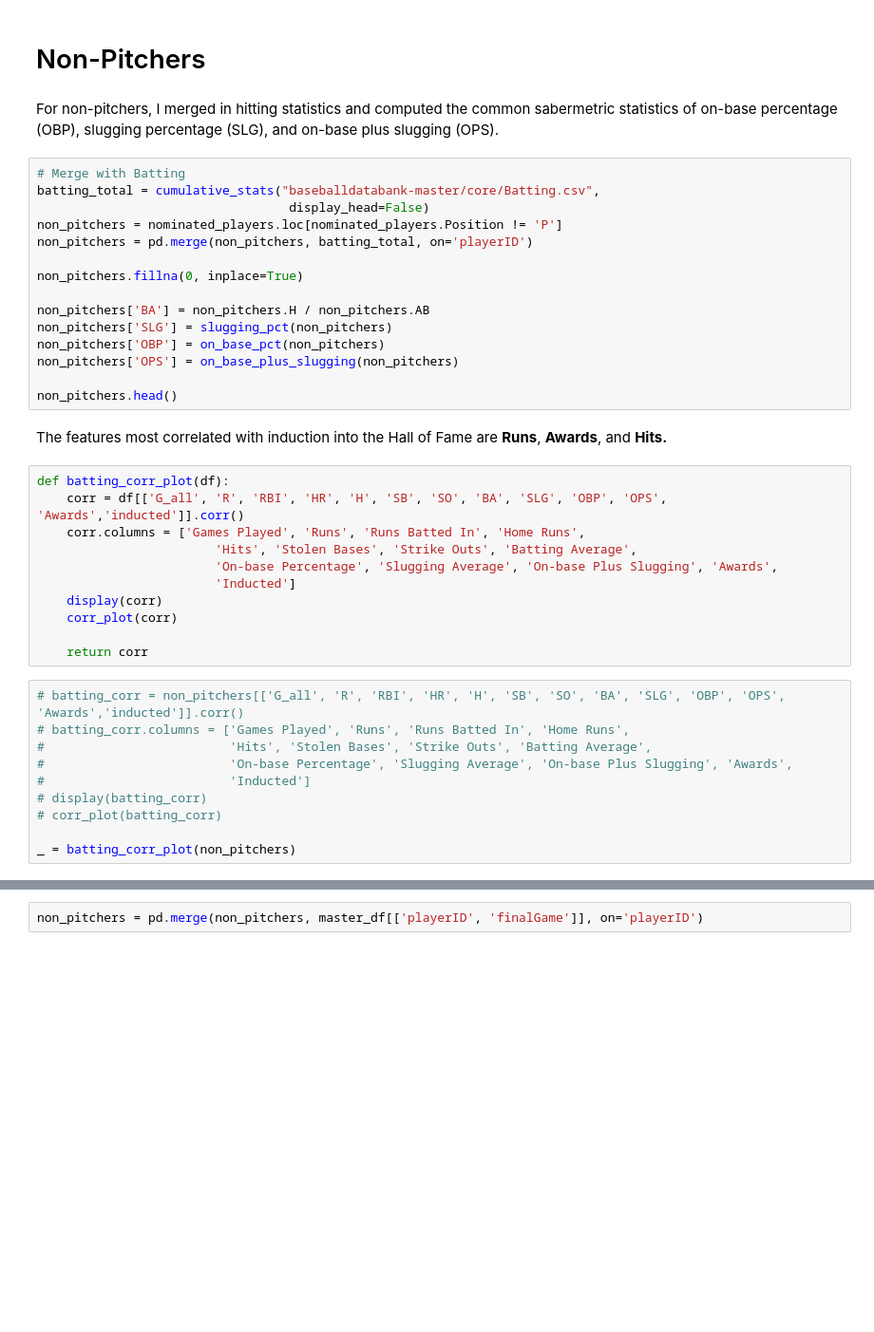
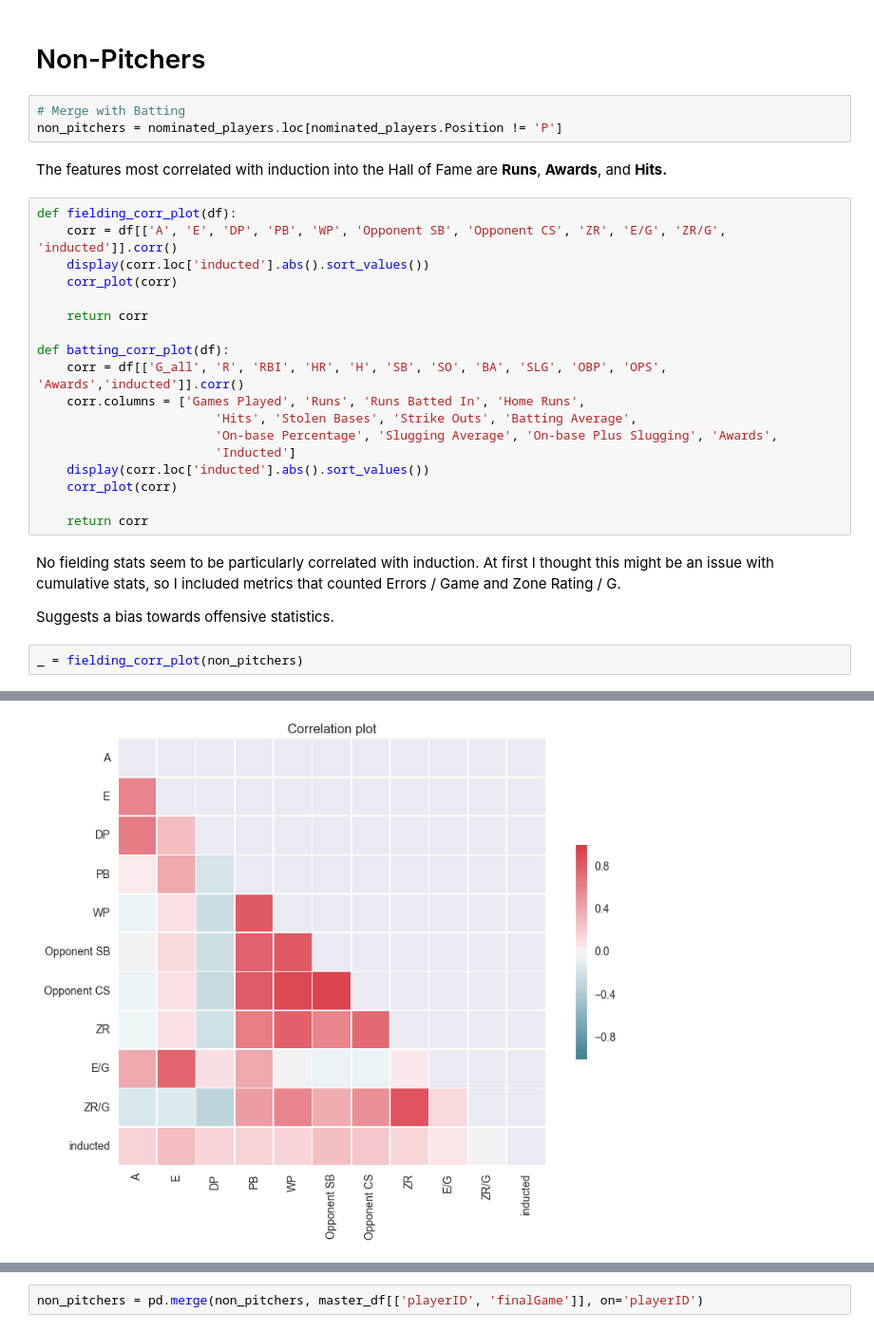
Before and after one commit to hueykwik/baseballhof, a Jupyter notebook: Baseball Hall of Fame Analysis.ipynb, the cells around one changed output, grey strips where cells are left out. Shown at 95% size. Cells and saved outputs as stored; diff of their text form; blank space fills up the shorter version.

```diff
--- a/Baseball Hall of Fame Analysis.ipynb
+++ b/Baseball Hall of Fame Analysis.ipynb
@@ -320,42 +342,32 @@ corr_plot(pitchers_corr)
 # %% [markdown]
 # Non-Pitchers
-# %% [markdown]
-For non-pitchers, I merged in hitting statistics and computed the common sabermetric statistics of on-base percentage (OBP), slugging percentage (SLG), and on-base plus slugging (OPS).
-# %%
-# Merge with Batting
-batting_total = cumulative_stats("baseballdatabank-master/core/Batting.csv",
-                                  display_head=False)
-non_pitchers = nominated_players.loc[nominated_players.Position != 'P']
-non_pitchers = pd.merge(non_pitchers, batting_total, on='playerID')
-
-non_pitchers.fillna(0, inplace=True)
-
-non_pitchers['BA'] = non_pitchers.H / non_pitchers.AB
-non_pitchers['SLG'] = slugging_pct(non_pitchers)
-non_pitchers['OBP'] = on_base_pct(non_pitchers)
-non_pitchers['OPS'] = on_base_plus_slugging(non_pitchers)
-
-non_pitchers.head()
+# %%
+# Merge with Batting
+non_pitchers = nominated_players.loc[nominated_players.Position != 'P']
 # %% [markdown]
 The features most correlated with induction into the Hall of Fame are **Runs**, **Awards**, and **Hits.**
 # %%
+def fielding_corr_plot(df):
+    corr = df[['A', 'E', 'DP', 'PB', 'WP', 'Opponent SB', 'Opponent CS', 'ZR', 'E/G', 'ZR/G', 'inducted']].corr()
+    display(corr.loc['inducted'].abs().sort_values())
+    corr_plot(corr)
+
+    return corr
+
 def batting_corr_plot(df):
     corr = df[['G_all', 'R', 'RBI', 'HR', 'H', 'SB', 'SO', 'BA', 'SLG', 'OBP', 'OPS', 'Awards','inducted']].corr()
     corr.columns = ['Games Played', 'Runs', 'Runs Batted In', 'Home Runs',
                         'Hits', 'Stolen Bases', 'Strike Outs', 'Batting Average',
                         'On-base Percentage', 'Slugging Average', 'On-base Plus Slugging', 'Awards',
                         'Inducted']
-    display(corr)
+    display(corr.loc['inducted'].abs().sort_values())
     corr_plot(corr)
 
     return corr
-# %%
-# batting_corr = non_pitchers[['G_all', 'R', 'RBI', 'HR', 'H', 'SB', 'SO', 'BA', 'SLG', 'OBP', 'OPS', 'Awards','inducted']].corr()
-# batting_corr.columns = ['Games Played', 'Runs', 'Runs Batted In', 'Home Runs',
-#                         'Hits', 'Stolen Bases', 'Strike Outs', 'Batting Average',
-#                         'On-base Percentage', 'Slugging Average', 'On-base Plus Slugging', 'Awards',
-#                         'Inducted']
-# display(batting_corr)
-# corr_plot(batting_corr)
-
-_ = batting_corr_plot(non_pitchers)
+# %% [markdown]
+No fielding stats seem to be particularly correlated with induction. At first I thought this might be an issue with cumulative stats, so I included metrics that counted Errors / Game and Zone Rating / G.
+
+Suggests a bias towards offensive statistics.
+# %%
+_ = fielding_corr_plot(non_pitchers)
+# %% [output]
@@ -361,0 +386 @@ _ = batting_corr_plot(non_pitchers)
+[figure, added]
```
Also changed, not shown: parts of 44 cells of this notebook.
